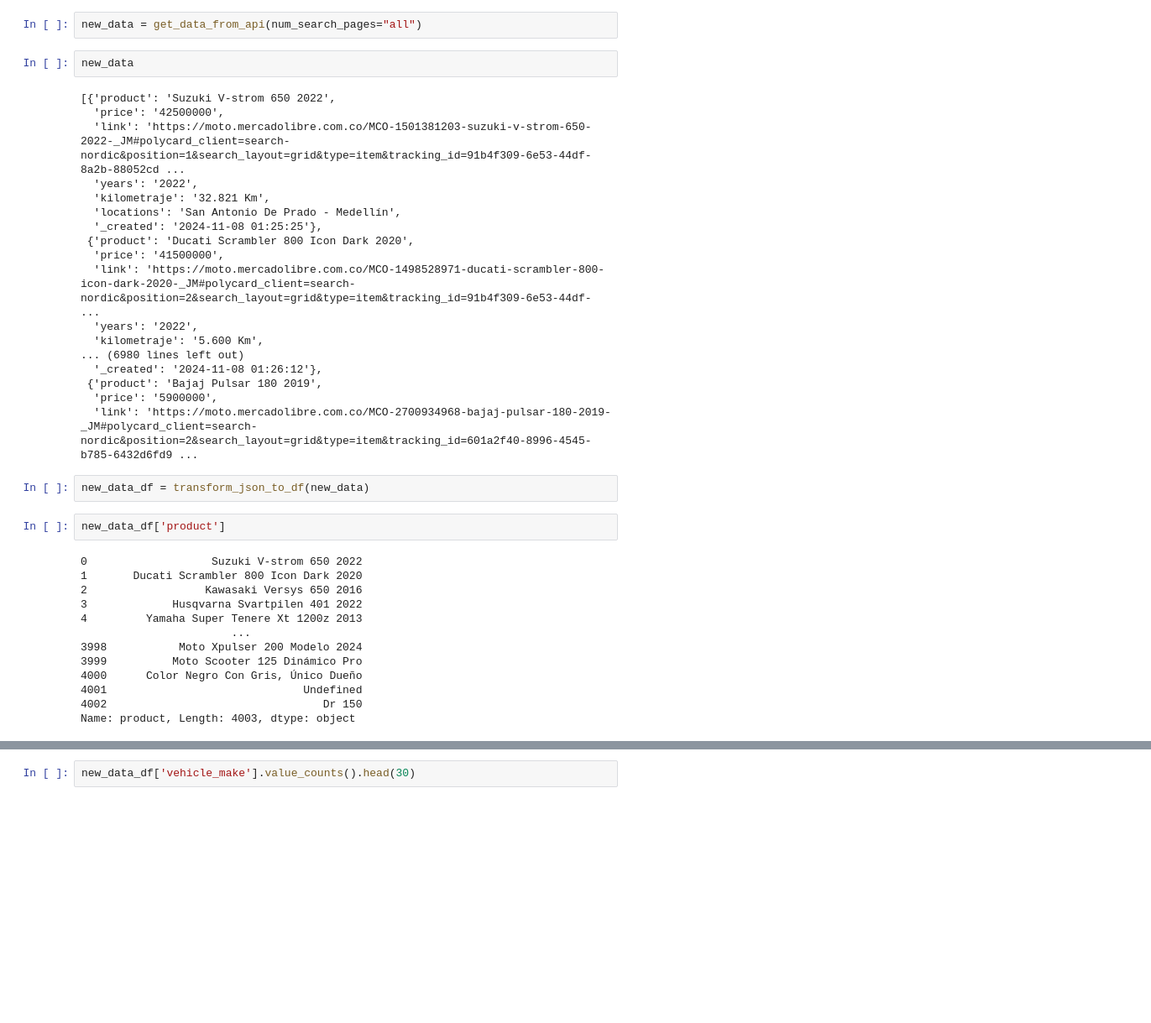
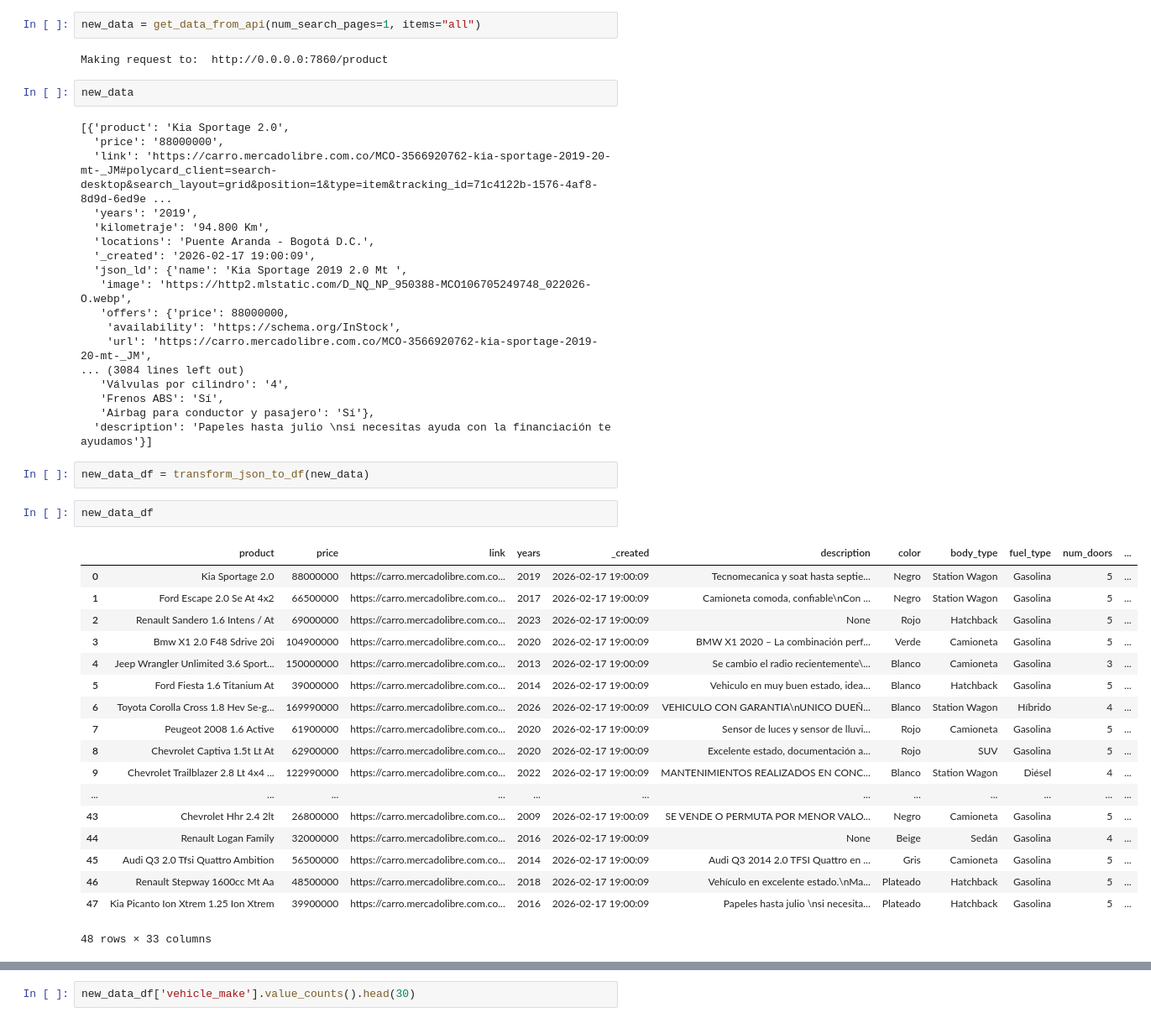
Before and after one commit to Wilmar3752/ETL_scraper, a Jupyter notebook: src/testing.ipynb, the cells around one changed output, grey strips where cells are left out. Shown at 84% size. Drawn from its saved outputs; the diff is of its cells as text; blank space fills up the shorter version.

```diff
--- a/src/testing.ipynb
+++ b/src/testing.ipynb
@@ -26,39 +14,47 @@ data_initial.head()
 # %%
-new_data = get_data_from_api(num_search_pages="all")
+new_data = get_data_from_api(num_search_pages=1, items="all")
+# %% [output]
+Making request to:  http://0.0.0.0:7860/product
 # %%
 new_data
 # %% [output]
-[{'product': 'Suzuki V-strom 650 2022',
-  'price': '42500000',
-  'link': 'https://moto.mercadolibre.com.co/MCO-1501381203-suzuki-v-strom-650-2022-_JM#polycard_client=search-nordic&position=1&search_layout=grid&type=item&tracking_id=91b4f309-6e53-44df-8a2b-88052cd ...
-  'years': '2022',
-  'kilometraje': '32.821 Km',
-  'locations': 'San Antonio De Prado - Medellín',
-  '_created': '2024-11-08 01:25:25'},
- {'product': 'Ducati Scrambler 800 Icon Dark 2020',
-  'price': '41500000',
-  'link': 'https://moto.mercadolibre.com.co/MCO-1498528971-ducati-scrambler-800-icon-dark-2020-_JM#polycard_client=search-nordic&position=2&search_layout=grid&type=item&tracking_id=91b4f309-6e53-44df- ...
-  'years': '2022',
-  'kilometraje': '5.600 Km',
-... (6980 lines left out)
-  '_created': '2024-11-08 01:26:12'},
- {'product': 'Bajaj Pulsar 180 2019',
-  'price': '5900000',
-  'link': 'https://moto.mercadolibre.com.co/MCO-2700934968-bajaj-pulsar-180-2019-_JM#polycard_client=search-nordic&position=2&search_layout=grid&type=item&tracking_id=601a2f40-8996-4545-b785-6432d6fd9 ...
+[{'product': 'Kia Sportage 2.0',
+  'price': '88000000',
+  'link': 'https://carro.mercadolibre.com.co/MCO-3566920762-kia-sportage-2019-20-mt-_JM#polycard_client=search-desktop&search_layout=grid&position=1&type=item&tracking_id=71c4122b-1576-4af8-8d9d-6ed9e ...
+  'years': '2019',
+  'kilometraje': '94.800 Km',
+  'locations': 'Puente Aranda - Bogotá D.C.',
+  '_created': '2026-02-17 19:00:09',
+  'json_ld': {'name': 'Kia Sportage 2019 2.0 Mt ',
+   'image': 'https://http2.mlstatic.com/D_NQ_NP_950388-MCO106705249748_022026-O.webp',
+   'offers': {'price': 88000000,
+    'availability': 'https://schema.org/InStock',
+    'url': 'https://carro.mercadolibre.com.co/MCO-3566920762-kia-sportage-2019-20-mt-_JM',
+... (3084 lines left out)
+   'Válvulas por cilindro': '4',
+   'Frenos ABS': 'Sí',
+   'Airbag para conductor y pasajero': 'Sí'},
+  'description': 'Papeles hasta julio \nsi necesitas ayuda con la financiación te ayudamos'}]
 # %%
 new_data_df = transform_json_to_df(new_data)
 # %%
-new_data_df['product']
+new_data_df
 # %% [output]
+|  | product | price | link | years | _created | description | color | body_type | fuel_type | num_doors | ... |
+| 0 | Kia Sportage 2.0 | 88000000 | https://carro.mercadolibre.com.co... | 2019 | 2026-02-17 19:00:09 | Tecnomecanica y soat hasta septie... | Negro | Station Wagon | Gasolina | 5 | ... |
+| 1 | Ford Escape 2.0 Se At 4x2 | 66500000 | https://carro.mercadolibre.com.co... | 2017 | 2026-02-17 19:00:09 | Camioneta comoda, confiable\nCon ... | Negro | Station Wagon | Gasolina | 5 | ... |
+| 2 | Renault Sandero 1.6 Intens / At | 69000000 | https://carro.mercadolibre.com.co... | 2023 | 2026-02-17 19:00:09 | None | Rojo | Hatchback | Gasolina | 5 | ... |
+| 3 | Bmw X1 2.0 F48 Sdrive 20i | 104900000 | https://carro.mercadolibre.com.co... | 2020 | 2026-02-17 19:00:09 | BMW X1 2020 – La combinación perf... | Verde | Camioneta | Gasolina | 5 | ... |
+| 4 | Jeep Wrangler Unlimited 3.6 Sport... | 150000000 | https://carro.mercadolibre.com.co... | 2013 | 2026-02-17 19:00:09 | Se cambio el radio recientemente\... | Blanco | Camioneta | Gasolina | 3 | ... |
+| 5 | Ford Fiesta 1.6 Titanium At | 39000000 | https://carro.mercadolibre.com.co... | 2014 | 2026-02-17 19:00:09 | Vehiculo en muy buen estado, idea... | Blanco | Hatchback | Gasolina | 5 | ... |
+| 6 | Toyota Corolla Cross 1.8 Hev Se-g... | 169990000 | https://carro.mercadolibre.com.co... | 2026 | 2026-02-17 19:00:09 | VEHICULO CON GARANTIA\nUNICO DUEÑ... | Blanco | Station Wagon | Híbrido | 4 | ... |
+| 7 | Peugeot 2008 1.6 Active | 61900000 | https://carro.mercadolibre.com.co... | 2020 | 2026-02-17 19:00:09 | Sensor de luces y sensor de lluvi... | Rojo | Camioneta | Gasolina | 5 | ... |
+| 8 | Chevrolet Captiva 1.5t Lt At | 62900000 | https://carro.mercadolibre.com.co... | 2020 | 2026-02-17 19:00:09 | Excelente estado, documentación a... | Rojo | SUV | Gasolina | 5 | ... |
+| 9 | Chevrolet Trailblazer 2.8 Lt 4x4 ... | 122990000 | https://carro.mercadolibre.com.co... | 2022 | 2026-02-17 19:00:09 | MANTENIMIENTOS REALIZADOS EN CONC... | Blanco | Station Wagon | Diésel | 4 | ... |
+| ... | ... | ... | ... | ... | ... | ... | ... | ... | ... | ... | ... |
+| 43 | Chevrolet Hhr 2.4 2lt | 26800000 | https://carro.mercadolibre.com.co... | 2009 | 2026-02-17 19:00:09 | SE VENDE O PERMUTA POR MENOR VALO... | Negro | Camioneta | Gasolina | 5 | ... |
+| 44 | Renault Logan Family | 32000000 | https://carro.mercadolibre.com.co... | 2016 | 2026-02-17 19:00:09 | None | Beige | Sedán | Gasolina | 4 | ... |
+| 45 | Audi Q3 2.0 Tfsi Quattro Ambition | 56500000 | https://carro.mercadolibre.com.co... | 2014 | 2026-02-17 19:00:09 | Audi Q3 2014 2.0 TFSI Quattro en ... | Gris | Camioneta | Gasolina | 5 | ... |
+| 46 | Renault Stepway 1600cc Mt Aa | 48500000 | https://carro.mercadolibre.com.co... | 2018 | 2026-02-17 19:00:09 | Vehículo en excelente estado.\nMa... | Plateado | Hatchback | Gasolina | 5 | ... |
+| 47 | Kia Picanto Ion Xtrem 1.25 Ion Xtrem | 39900000 | https://carro.mercadolibre.com.co... | 2016 | 2026-02-17 19:00:09 | Papeles hasta julio \nsi necesita... | Plateado | Hatchback | Gasolina | 5 | ... |
-0                   Suzuki V-strom 650 2022
-1       Ducati Scrambler 800 Icon Dark 2020
-2                  Kawasaki Versys 650 2016
-3             Husqvarna Svartpilen 401 2022
-4         Yamaha Super Tenere Xt 1200z 2013
-                       ...
-3998           Moto Xpulser 200 Modelo 2024
-3999          Moto Scooter 125 Dinámico Pro
-4000      Color Negro Con Gris, Único Dueño
-4001                              Undefined
-4002                                 Dr 150
-Name: product, Length: 4003, dtype: object
+48 rows × 33 columns
```
Also changed, not shown: parts of 4 cells of this notebook, 15 other files.
